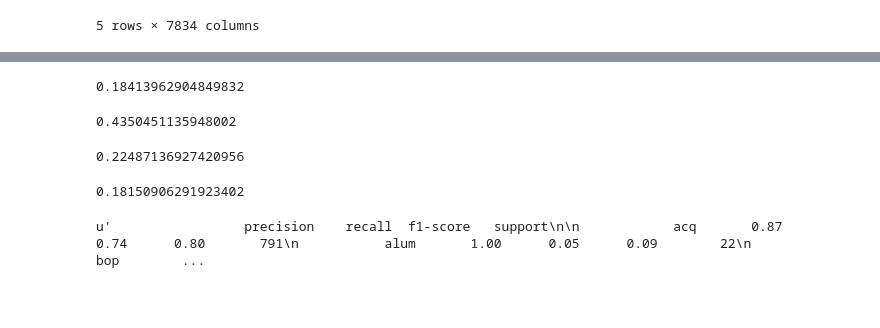
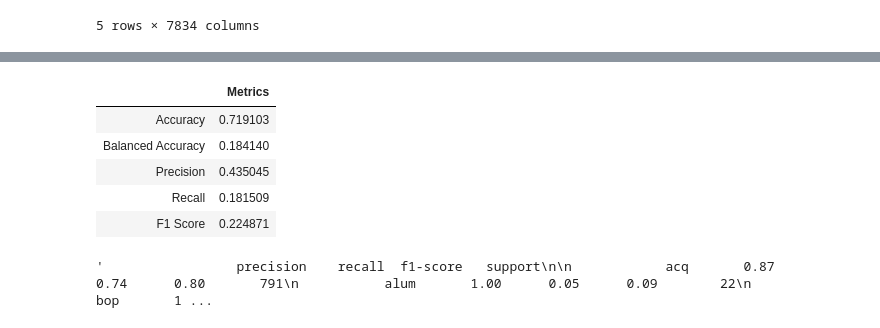
Before and after one commit to ssantic/Schibsted-Homework, a Jupyter notebook: SchibstedNLP-Srdjan_Santic.ipynb, the cells around one changed output, grey strips where cells are left out. Saved outputs shown, nothing was run; the diff lists cells and outputs as text; code cells hidden in the pictures; blank space fills up the shorter version.

```diff
--- a/SchibstedNLP-Srdjan_Santic.ipynb
+++ b/SchibstedNLP-Srdjan_Santic.ipynb
@@ -64,7 +138,7 @@ Extracting train/test information from file reut2-019.sgm
 Extracting train/test information from file reut2-020.sgm
 Extracting train/test information from file reut2-021.sgm
 # %%
-df = pd.read_csv('C:/reuters-preprocessing/dataset3.csv', sep='\t')
+df = pd.read_csv('C:/Schibsted-Homework/dataset.csv', sep='\t')
 # %%
 df.head()
 # %% [output]
@@ -162,20 +231,15 @@ accuracy
-# %%
-balanced_acc
-# %% [output]
-0.18413962904849832
-# %%
-precision
-# %% [output]
-0.4350451135948002
-# %%
-f1
-# %% [output]
-0.22487136927420956
-# %%
-recall
-# %% [output]
-0.18150906291923402
-# %%
-class_report
-# %% [output]
-u'                 precision    recall  f1-score   support\n\n            acq       0.87      0.74      0.80       791\n           alum       1.00      0.05      0.09        22\n            bop        ...
+# %%
+metrics = {'Metrics': [accuracy, balanced_acc, precision, recall, f1]}
+metrics_df = pd.DataFrame(metrics, index=['Accuracy', 'Balanced Accuracy', 'Precision', 'Recall', 'F1 Score'])
+metrics_df
+# %% [output]
+|  | Metrics |
+| Accuracy | 0.719103 |
+| Balanced Accuracy | 0.184140 |
+| Precision | 0.435045 |
+| Recall | 0.181509 |
+| F1 Score | 0.224871 |
+# %%
+classification_report(y_test, rfc_preds)
+# %% [output]
+'                 precision    recall  f1-score   support\n\n            acq       0.87      0.74      0.80       791\n           alum       1.00      0.05      0.09        22\n            bop       1 ...
```
Also changed, not shown: parts of 23 cells of this notebook.
